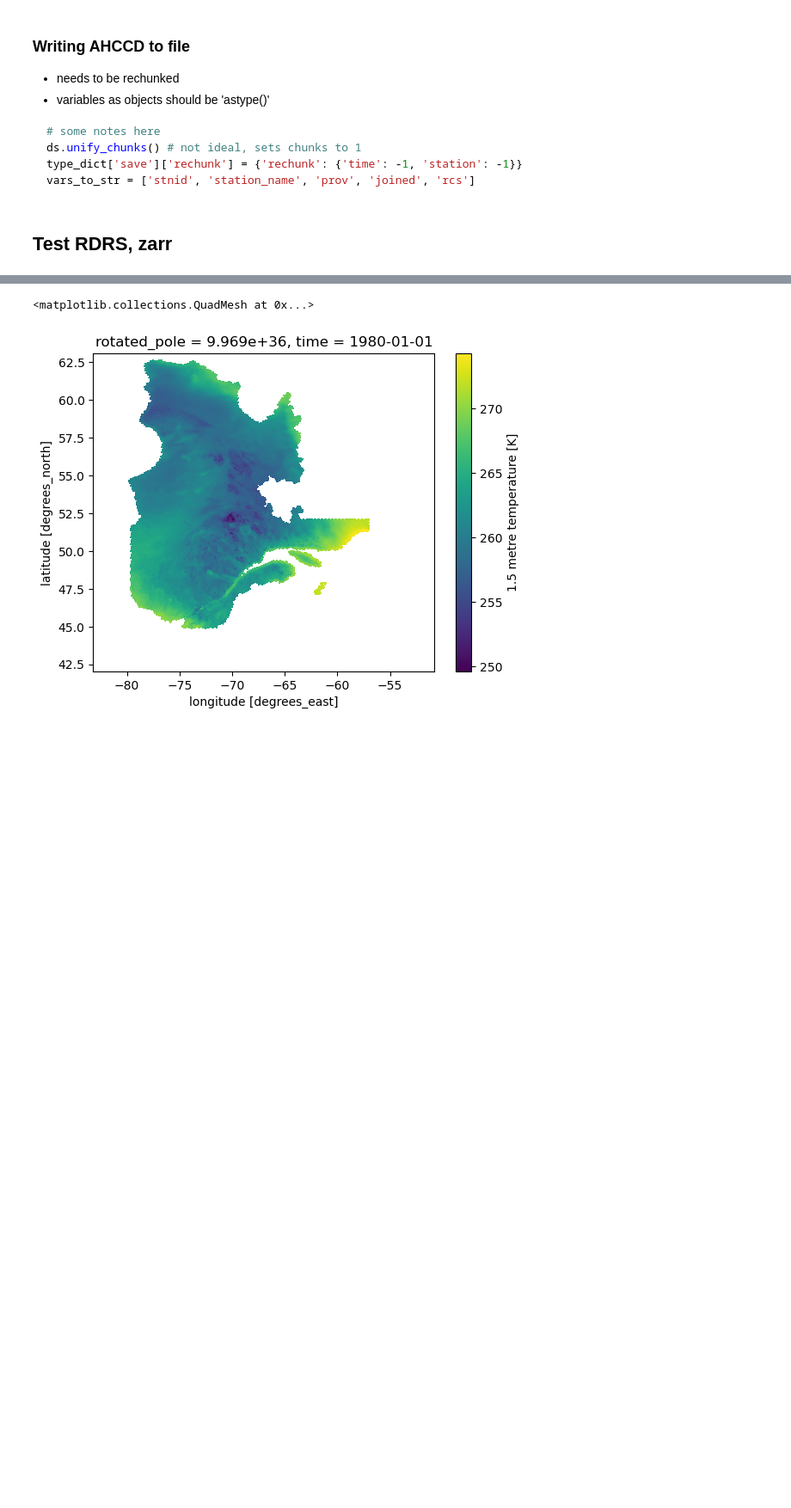
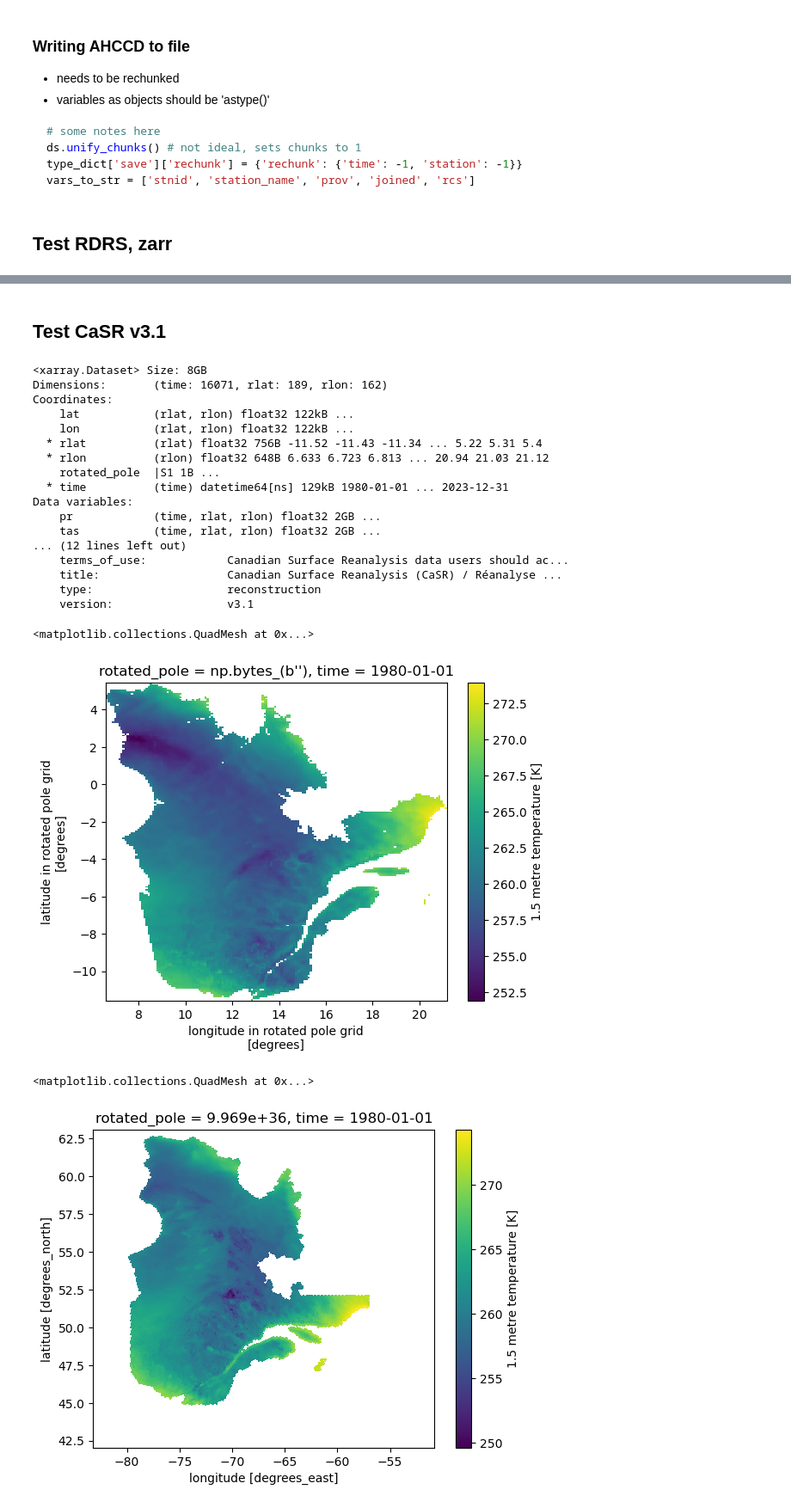
Before and after one commit to Ouranosinc/obsflow, a Jupyter notebook: notebooks/Tests_extract_indicators_climatology.ipynb, the cells around one changed output, grey strips where cells are left out. Shown at 86% size. Cells and saved outputs as stored; diff of their text form; code cells hidden in the pictures; blank space fills up the shorter version.

```diff
--- a/notebooks/Tests_extract_indicators_climatology.ipynb
+++ b/notebooks/Tests_extract_indicators_climatology.ipynb
@@ -113,3 +114,33 @@ Data variables:
+# %% [markdown]
+## Test CaSR v3.1
+# %%
+import xarray as xr
+from pathlib import Path
+
+file = "/exec/braun/data/obsflow/extracted/GovCan_CaSR_NAM_reconstruction_D_extracted.zarr"
+ds = xr.open_dataset(file, engine='zarr')
+display(ds)
+ds.tas.isel(time=0).plot()
+# %% [output]
+<xarray.Dataset> Size: 8GB
+Dimensions:       (time: 16071, rlat: 189, rlon: 162)
+Coordinates:
+    lat           (rlat, rlon) float32 122kB ...
+    lon           (rlat, rlon) float32 122kB ...
+  * rlat          (rlat) float32 756B -11.52 -11.43 -11.34 ... 5.22 5.31 5.4
+  * rlon          (rlon) float32 648B 6.633 6.723 6.813 ... 20.94 21.03 21.12
+    rotated_pole  |S1 1B ...
+  * time          (time) datetime64[ns] 129kB 1980-01-01 ... 2023-12-31
+Data variables:
+    pr            (time, rlat, rlon) float32 2GB ...
+    tas           (time, rlat, rlon) float32 2GB ...
+... (12 lines left out)
+    terms_of_use:            Canadian Surface Reanalysis data users should ac...
+    title:                   Canadian Surface Reanalysis (CaSR) / Réanalyse ...
+    type:                    reconstruction
+    version:                 v3.1
+<matplotlib.collections.QuadMesh at 0x...>
+[figure, added]
 # %%
 ds.tas.isel(time=0).plot(x='lon', y='lat')
 # %% [output]
```
Also changed, not shown: parts of 9 cells of this notebook, 7 other files.
